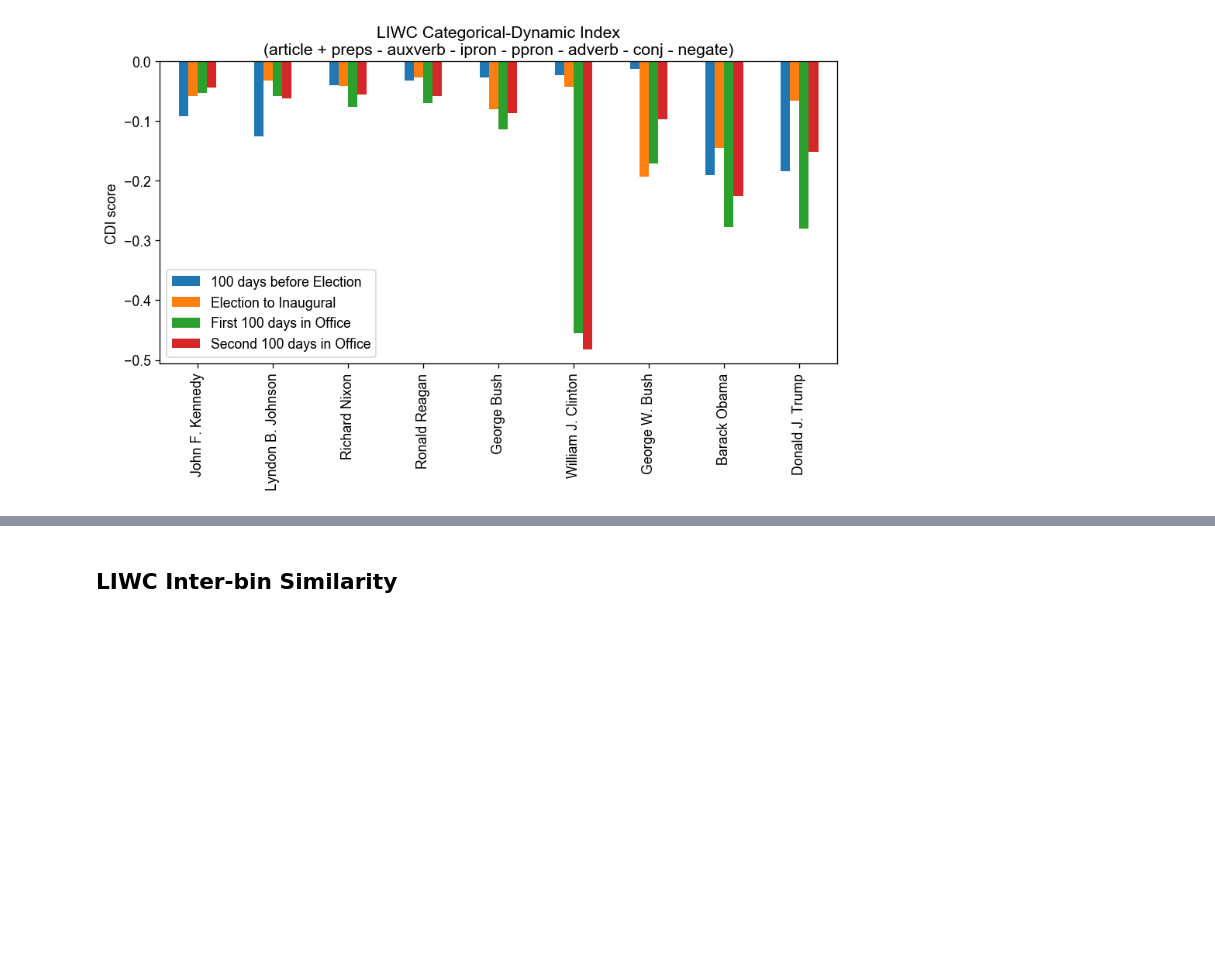
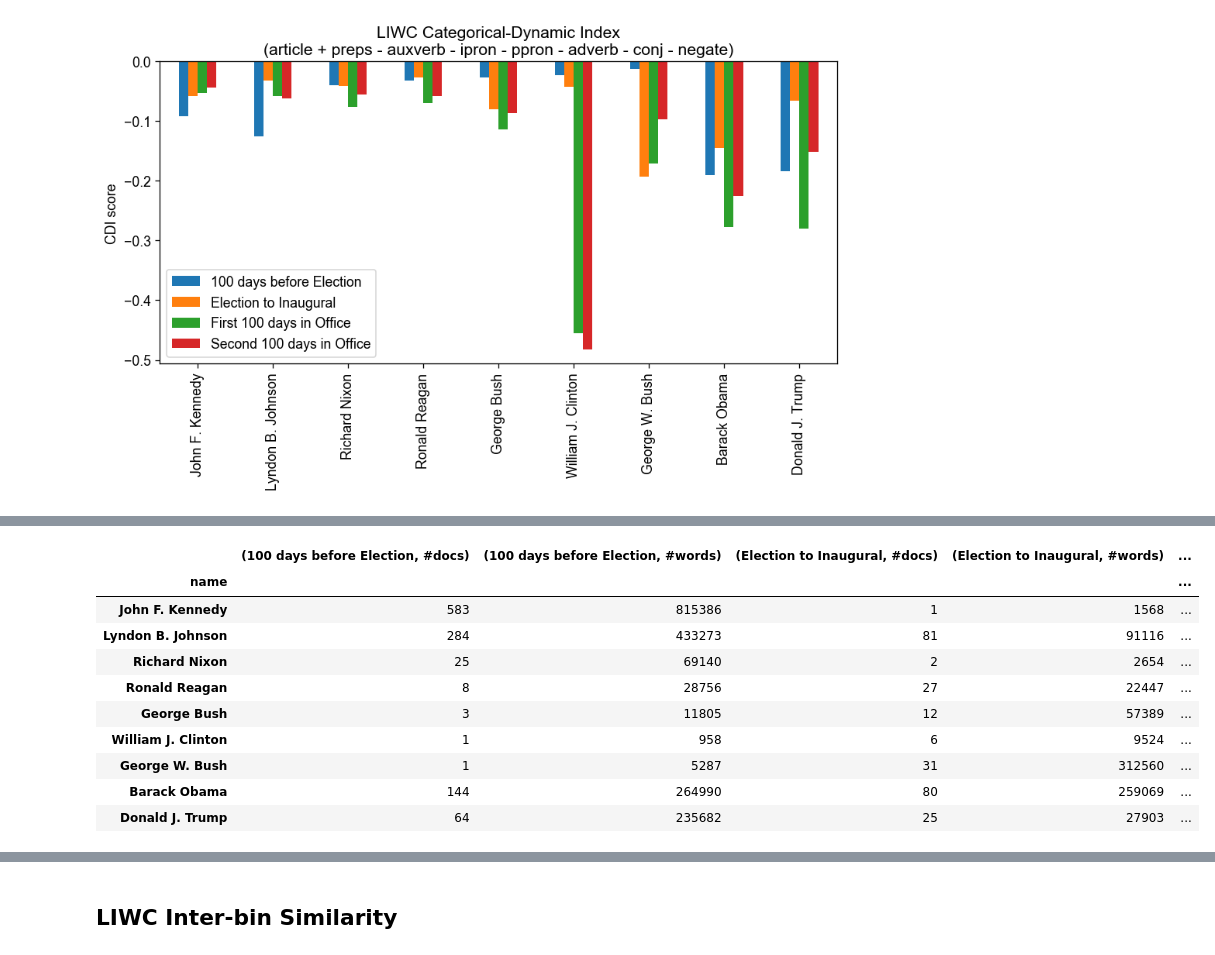
Before and after one commit to chbrown/presidents, a Jupyter notebook: notebooks/Inaugural-Shift.ipynb, the cells around one changed output, grey strips where cells are left out. Saved outputs shown, nothing was run; the diff lists cells and outputs as text; code cells hidden in the pictures; blank space fills up the shorter version.

```diff
--- a/notebooks/Inaugural-Shift.ipynb
+++ b/notebooks/Inaugural-Shift.ipynb
@@ -256,0 +267,14 @@ df
+# %%
+df
+# %% [output]
+|  | (100 days before Election, #docs) | (100 days before Election, #words) | (Election to Inaugural, #docs) | (Election to Inaugural, #words) | ... |
+| name |  |  |  |  | ... |
+| John F. Kennedy | 583 | 815386 | 1 | 1568 | ... |
+| Lyndon B. Johnson | 284 | 433273 | 81 | 91116 | ... |
+| Richard Nixon | 25 | 69140 | 2 | 2654 | ... |
+| Ronald Reagan | 8 | 28756 | 27 | 22447 | ... |
+| George Bush | 3 | 11805 | 12 | 57389 | ... |
+| William J. Clinton | 1 | 958 | 6 | 9524 | ... |
+| George W. Bush | 1 | 5287 | 31 | 312560 | ... |
+| Barack Obama | 144 | 264990 | 80 | 259069 | ... |
+| Donald J. Trump | 64 | 235682 | 25 | 27903 | ... |
```
Also changed, not shown: parts of 8 cells of this notebook.
